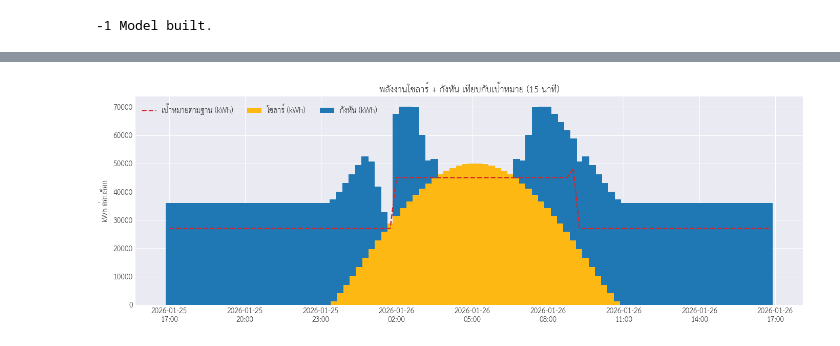
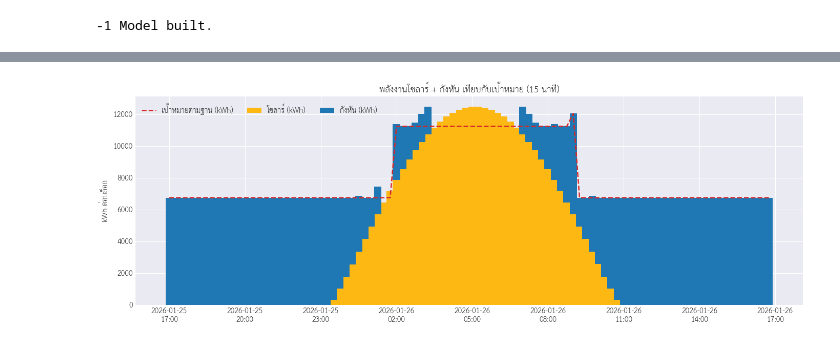
Before and after one commit to Mapraw/MPC_Solar_BESS, a Jupyter notebook: FEB_optimization4_turbine-solar.ipynb, the cells around one changed output, grey strips where cells are left out. Drawn from its saved outputs; the diff is of its cells as text; code cells hidden in the pictures.

Commit message:
modify SOLAR - HYDRO Optimization

```diff
--- a/FEB_optimization4_turbine-solar.ipynb
+++ b/FEB_optimization4_turbine-solar.ipynb
@@ -73,3 +103,16 @@ ETA_DISCH = cfg.eta_discharge if cfg.eta_discharge > 0 else 1.0
+# %%
+cfgs = [HydroStorageConfig1(), HydroStorageConfig2(), HydroStorageConfig3()]
+TURBINES = ["T1", "T2", "T3"]
+MAX_MW = {u: cfgs[i_u].max_discharge_mw for i_u, u in enumerate(TURBINES)}
+MIN_MW = {u: cfgs[i_u].min_discharge_mw for i_u, u in enumerate(TURBINES)}  # enforced when ON (>0)
+RAMP_MW_PER_MIN = {u: cfgs[i_u].ramp_mw_per_min for i_u, u in enumerate(TURBINES)}
+
+# Shared reservoir choice:
+# Option A: shared capacity equals a single unit (e.g., 45 MWh)
+# Option B: shared capacity equals sum of three units (e.g., 135 MWh)
+SHARED_CAP_MWH = cfgs[0].capacity_mwh * 1.0   # <-- choose 1.0 or 3.0 multiplier as per your plant
+SHARED_INIT_MWH = cfgs[0].initial_soe_mwh * 1.0
+ETA_DISCH = cfgs[0].eta_discharge if cfgs[0].eta_discharge > 0 else 1.0
 # %%
 prob = pl.LpProblem("Revenue_Maximization_SharedSoE_3Turbines", pl.LpMaximize)
 
@@ -91,7 +134,7 @@ shortfall = pl.LpVariable.dicts("shortfall_kwh", (t for t in T), lowBound=0.0)
 prob += E[0] == SHARED_INIT_MWH, "Initial_SoE"
 
 # --- Per-block constraints ---
-BIGM = 10_000.0  # big-M used only where necessary
+# BIGM = 10_000.0  # big-M used only where necessary
 
 for t in T:
     base = float(schedule_df.loc[t, "base_kwh"])
@@ -147,7 +190,11 @@ penalty_rate = 0.12  # per your revenue function  [2](https://egatucc-my.sharepo
 obj = []
 for t in T:
     fit = float(schedule_df.loc[t, "fit_rate"])
-    obj.append(fit * (payable[t] - penalty_rate * shortfall[t]))
+    cost_per_kwh = float(schedule_df.loc[t, "turbine_cost_per_kwh"])
+    fi_component = fit * (payable[t] - penalty_rate * shortfall[t])
+    cost_component = cost_per_kwh * e_turb[t] # cost of turbine energy
+    obj.append(fi_component - cost_component)
+    # obj.append(fit * (payable[t] - penalty_rate * shortfall[t]))
 prob += pl.lpSum(obj), "Total_Revenue"
 
 print(prob.sense, "Model built.")
@@ -155,7 +202,7 @@ print(prob.sense, "Model built.")
 -1 Model built.
 # %%
 # Solve
-_ = prob.solve(pl.PULP_CBC_CMD(msg=True))  # You can switch to other solvers if available
+_ = prob.solve(pl.PULP_CBC_CMD(msg=True, warmStart=True))  # You can switch to other solvers if available
 
 print("Status:", pl.LpStatus[prob.status])
 print("Objective (total revenue):", pl.value(prob.objective))
@@ -185,7 +232,22 @@ for t in T:
 
 opt_df = pd.DataFrame(rows).sort_values("ts_start").reset_index(drop=True)
 
-print("Optimal revenue (sum):", opt_df["payment_currency"].sum())
+# Gross revenue from the same formula your revenue function uses
+opt_df["gross_payment_currency"] = (
+    (opt_df["payable_kwh"] - 0.12 * opt_df["shortfall_kwh"]) * schedule_df["fit_rate"]
+)
+
+# Turbine energy cost (outside revenue_function.py)
+opt_df["turb_cost_currency"] = opt_df["e_turb_kwh"] * schedule_df["turbine_cost_per_kwh"]
+
+# Net revenue = gross - cost
+opt_df["net_payment_currency"] = opt_df["gross_payment_currency"] - opt_df["turb_cost_currency"]
+
+print("Gross revenue:        ", opt_df["gross_payment_currency"].sum())
+print("Turbine energy cost:  ", opt_df["turb_cost_currency"].sum())
+print("Net revenue:          ", opt_df["net_payment_currency"].sum())
+
+# print("Optimal revenue (sum):", opt_df["payment_currency"].sum())
 display(opt_df.head(12))
 # %% [output]
 Status: Optimal
@@ -297,21 +363,21 @@ plt.show()
 # %%
 fig, ax = plt.subplots(figsize=(14, 5))
-plot_df["turbines_kwh"] = (plot_df["p_T1_mw"] + plot_df["p_T2_mw"] + plot_df["p_T3_mw"])*1000
+plot_df["turbines_kwh"] = (plot_df["p_T1_mw"] + plot_df["p_T2_mw"] + plot_df["p_T3_mw"])*1000/4
 solar = plot_df["solar_kwh"].clip(lower=0)
 turb = plot_df["turbines_kwh"].clip(lower=0)
 ax.bar(t, solar, label="โซลาร์ (kWh)", color=colors["solar"], width=0.012, align="center")
 ax.bar(t, turb, bottom=solar, label="กังหัน (kWh)", color=colors["turbines"], width=0.012, align="center")
 
 ax.plot(t, plot_df["target_meter_kwh"], color=colors["target"], lw=1.8, linestyle="--", label="เป้าหมายตามฐาน (kWh)")
 
 ax.set_title("พลังงานโซลาร์ + กังหัน เทียบกับเป้าหมาย (15 นาที)")
 ax.set_ylabel("kWh ต่อบล็อก")
 ax.xaxis.set_major_formatter(mdates.DateFormatter("%Y-%m-%d\n%H:%M"))
 ax.legend(ncols=3, loc="upper left")
 plt.tight_layout()
 plt.show()
 # %% [output]
-[figure, old version]
+[figure, new version]
 # %%
 need_cols = {"p_T1_mw", "p_T2_mw", "p_T3_mw"}
 if need_cols.issubset(plot_df.columns):
```
Also changed, not shown: parts of 13 cells of this notebook, 1 other file.
